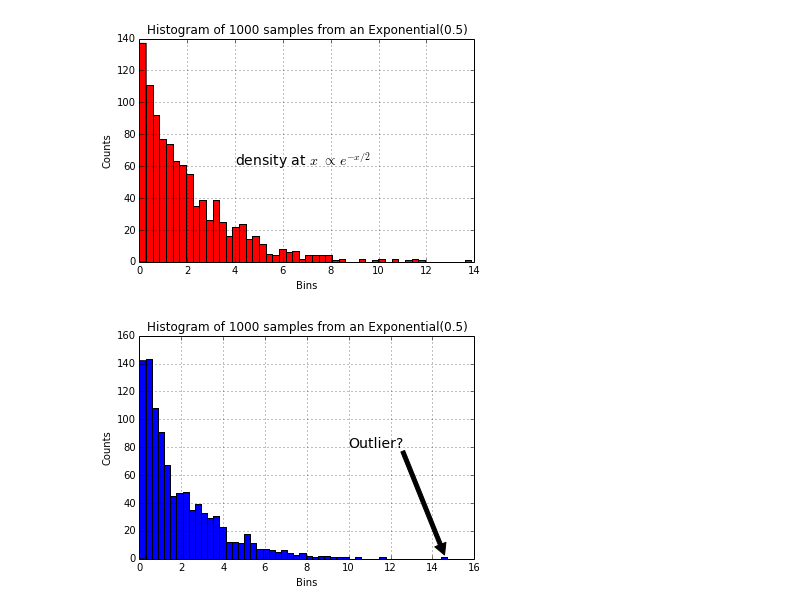
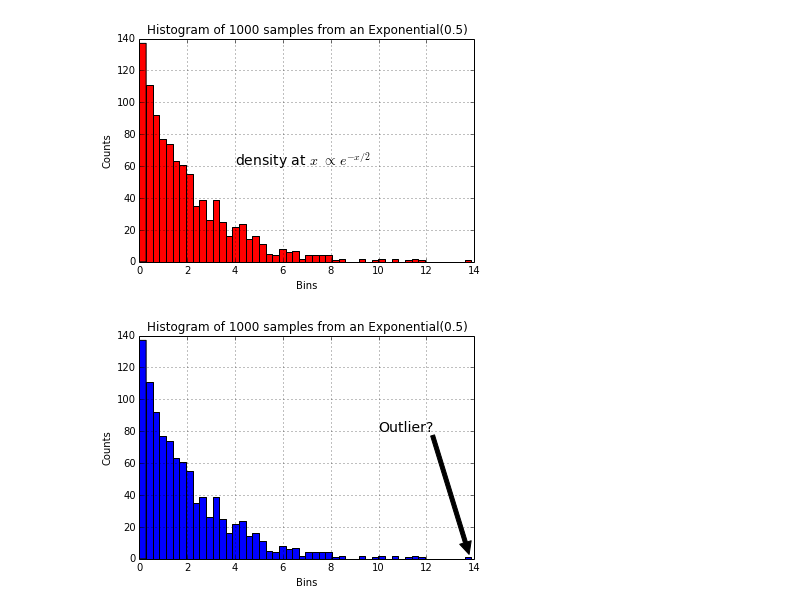
Before and after one commit to ambujtewari/stats607a-fall2014, a Jupyter notebook: Lecture 08.ipynb, the cells around one changed output. Cells and saved outputs as stored; diff of their text form; code cells hidden in the pictures.

```diff
--- a/Lecture 08.ipynb
+++ b/Lecture 08.ipynb
@@ -48,8 +50,7 @@ plt.plot(x_vals, x_vals, '-ob', x_vals, x_vals**2, ':^r', x_vals, x_vals**2.5, '
 # %% [markdown]
 Let us make a simple histrogram (with 50 bins) from a sample drawn from an expontial distribution with parameter 0.5 (this corresponds to a scale parameter of 2).
 # %%
-from scipy.stats import expon
-samples = expon.rvs(size=1000, scale=2)  # 1000 draws from exponential(0.5)
+samples = np.random.exponential(size=1000, scale=2)  # 1000 draws from exponential(0.5)
 n, bins, patches = plt.hist(samples, bins=50)
 # %% [output]
 [figure]
@@ -72,14 +72,13 @@ n, bins, patches = plt.hist(samples, bins=50, facecolor='r')  # use red instead
 # %% [output]
 [figure]
 # %%
-from scipy.stats import expon
 plt.grid(True)  # draw the grid in the background
 plt.xlabel('Bins')
 plt.ylabel('Counts')
 plt.title('Histogram of 1000 samples from an Exponential(0.5)')
 # annotate is great for annotating parts of the plot
-plt.annotate('Outlier?', (14.6, 2), (10, 80),  # position (14.6, 2) is being annotated by text at (10, 80)
+plt.annotate('Outlier?', (13.8, 2), (10, 80),  # position (14.6, 2) is being annotated by text at (10, 80)
              fontsize=14, arrowprops={'facecolor':'black', 'shrink':0.01})
 n, bins, patches = plt.hist(samples, bins=50)
 # %% [output]
-[figure, old version]
+[figure, new version]
```
Also changed, not shown: parts of 2 cells of this notebook.
